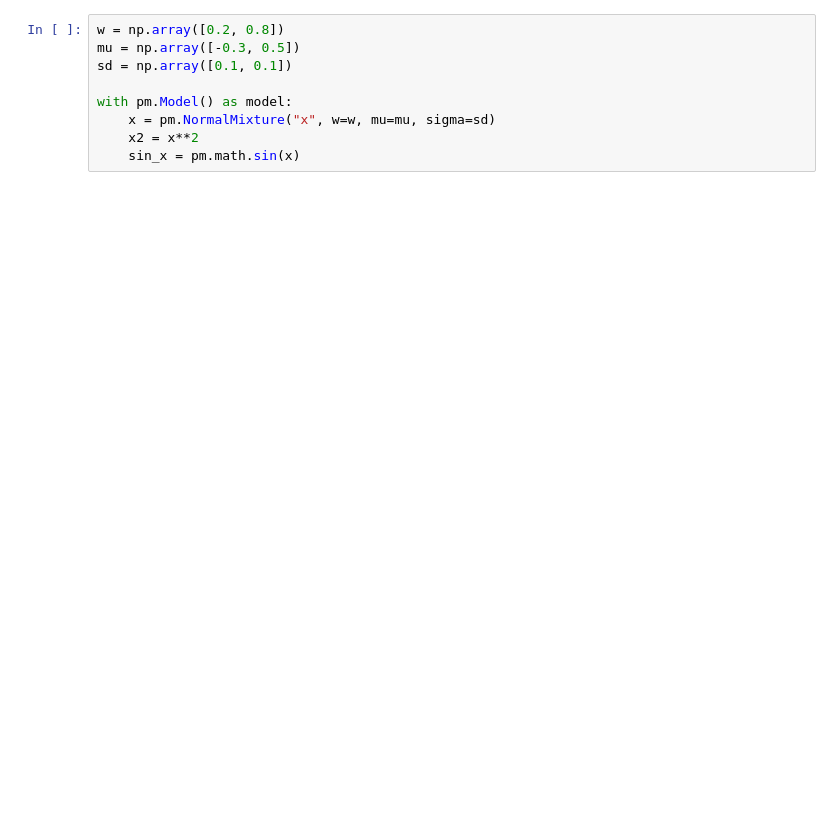
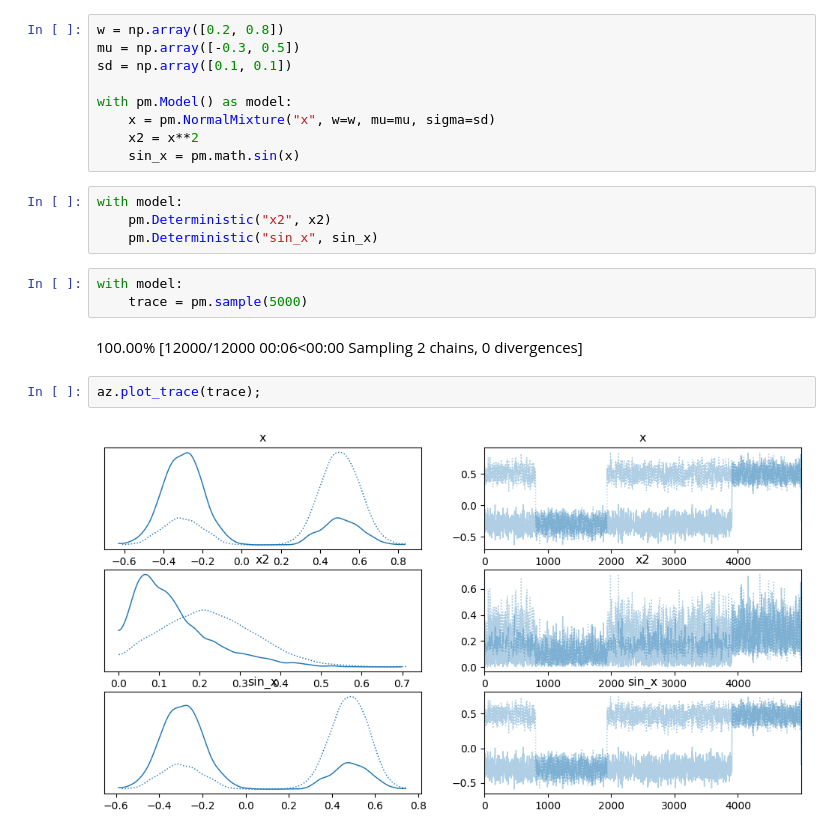
Before and after one commit to styuk/Time-Seriese, a Jupyter notebook: python/variinfe.ipynb, the cells around one changed output. Drawn from its saved outputs; the diff is of its cells as text; blank space fills up the shorter version.

```diff
--- a/python/variinfe.ipynb
+++ b/python/variinfe.ipynb
@@ -85,3 +85,16 @@ with pm.Model() as model:
     x = pm.NormalMixture("x", w=w, mu=mu, sigma=sd)
     x2 = x**2
     sin_x = pm.math.sin(x)
+# %%
+with model:
+    pm.Deterministic("x2", x2)
+    pm.Deterministic("sin_x", sin_x)
+# %%
+with model:
+    trace = pm.sample(5000)
+# %% [output]
+100.00% [12000/12000 00:06<00:00 Sampling 2 chains, 0 divergences]
+# %%
+az.plot_trace(trace);
+# %% [output]
+[figure, added]
```
Also changed, not shown: parts of 5 cells of this notebook.
